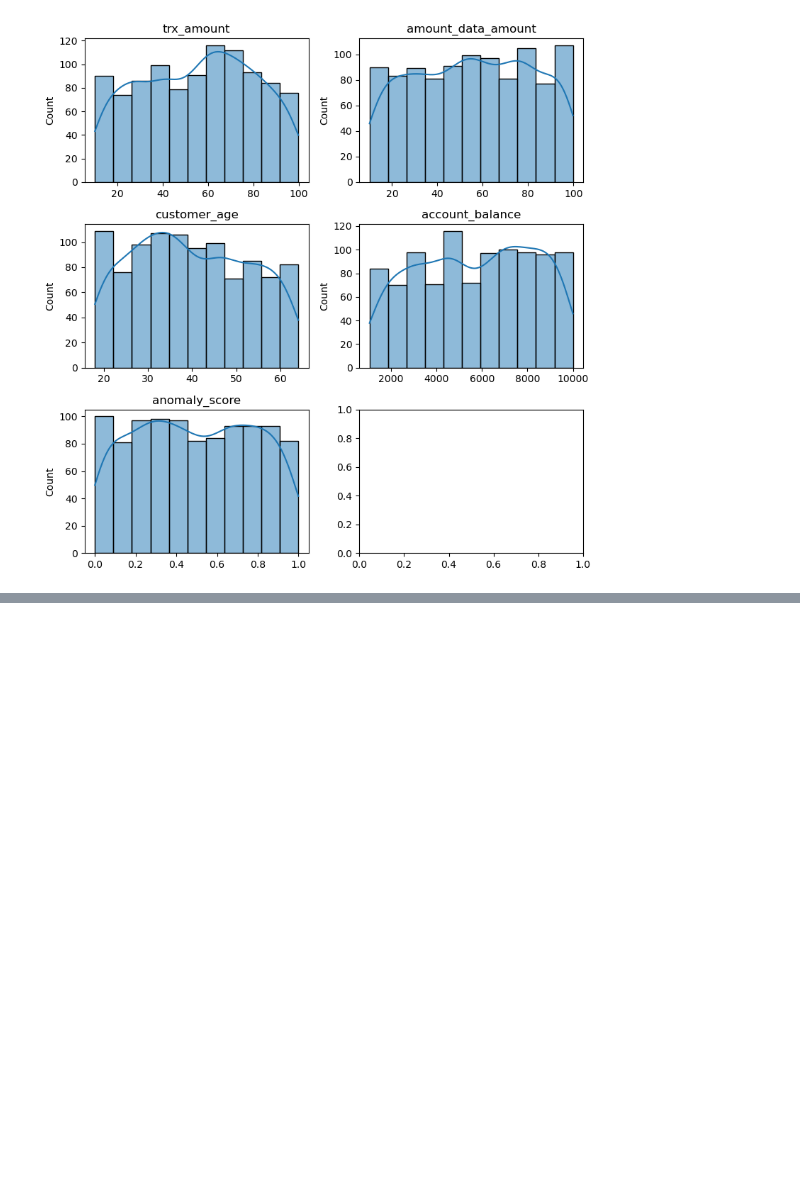
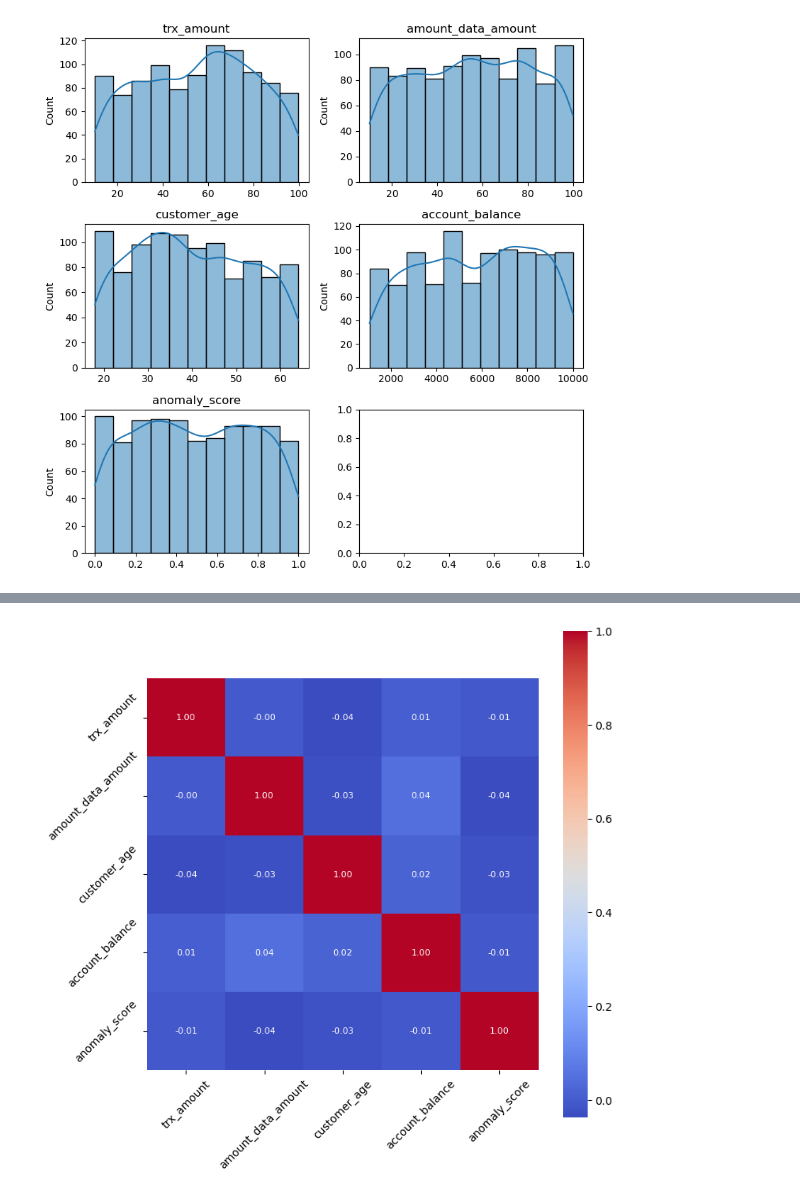
Before and after one commit to kevinsant0s/fraud-detection-coderhouse, a Jupyter notebook: notebooks/EDA_fraud.ipynb, the cells around one changed output, grey strips where cells are left out. Saved outputs shown, nothing was run; the diff lists cells and outputs as text; code cells hidden in the pictures; blank space fills up the shorter version.

```diff
--- a/notebooks/EDA_fraud.ipynb
+++ b/notebooks/EDA_fraud.ipynb
@@ -276 +320,22 @@ plt.tight_layout()
+# %%
+correlation = df_joined.filter(v_num).corr()
+# %%
+# Heatmap de correlación de las variables numéricas
+plt.figure(figsize=(8,8)) #Defino el tamaño del grafico
+
+#Genero el mapa de calor
+sns.heatmap(correlation,
+            cbar = True,
+            square = True,
+            annot=True,
+            fmt= '.2f',
+            annot_kws={'size': 8},
+            cmap= 'coolwarm')
+
+#Roto los ejes para que queden inclinados
+plt.xticks(rotation = 45)
+plt.yticks(rotation = 45)
+plt.show()
+# %% [output]
+[figure, added]
 # %% [markdown]
```
Also changed, not shown: parts of 17 cells of this notebook, 1 other file.
